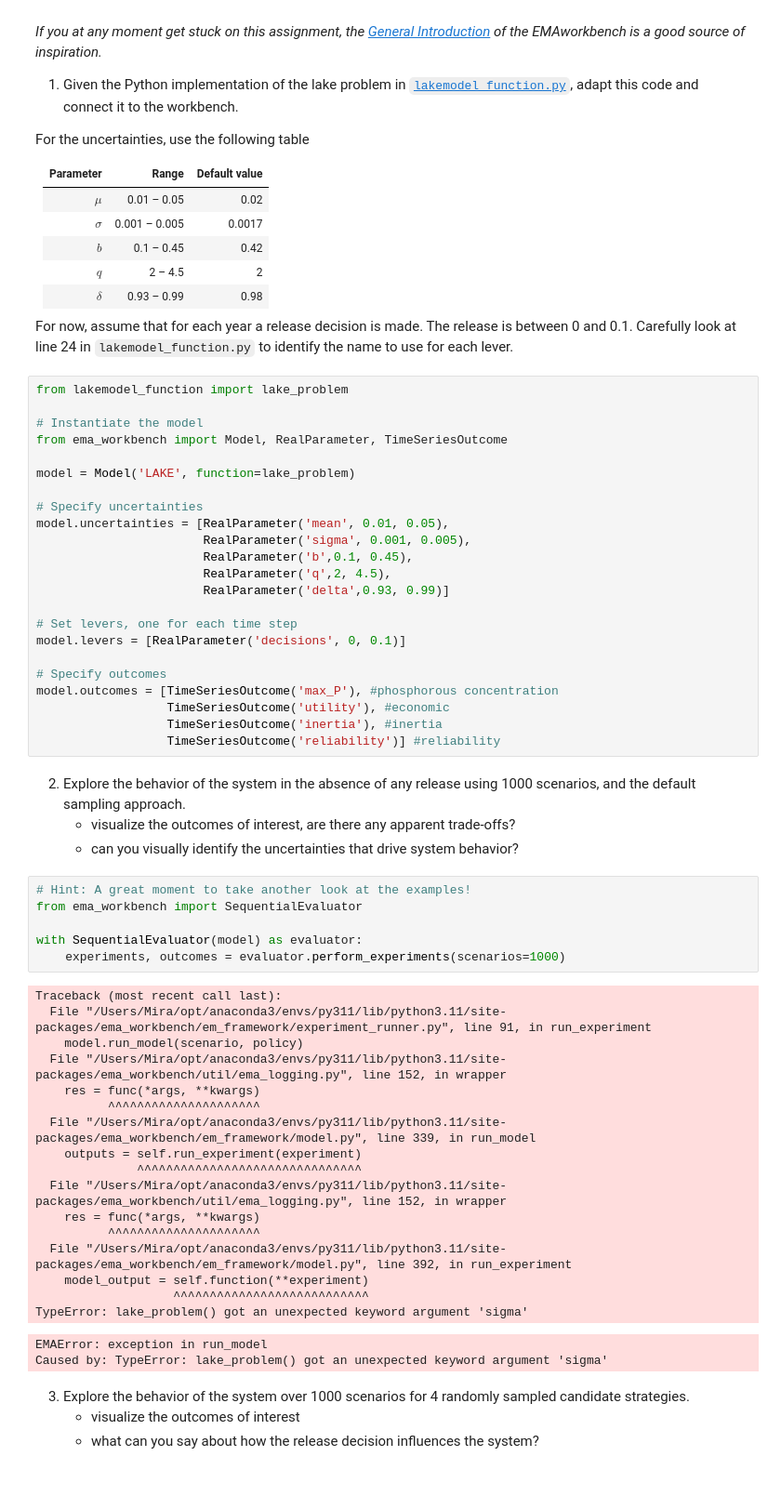
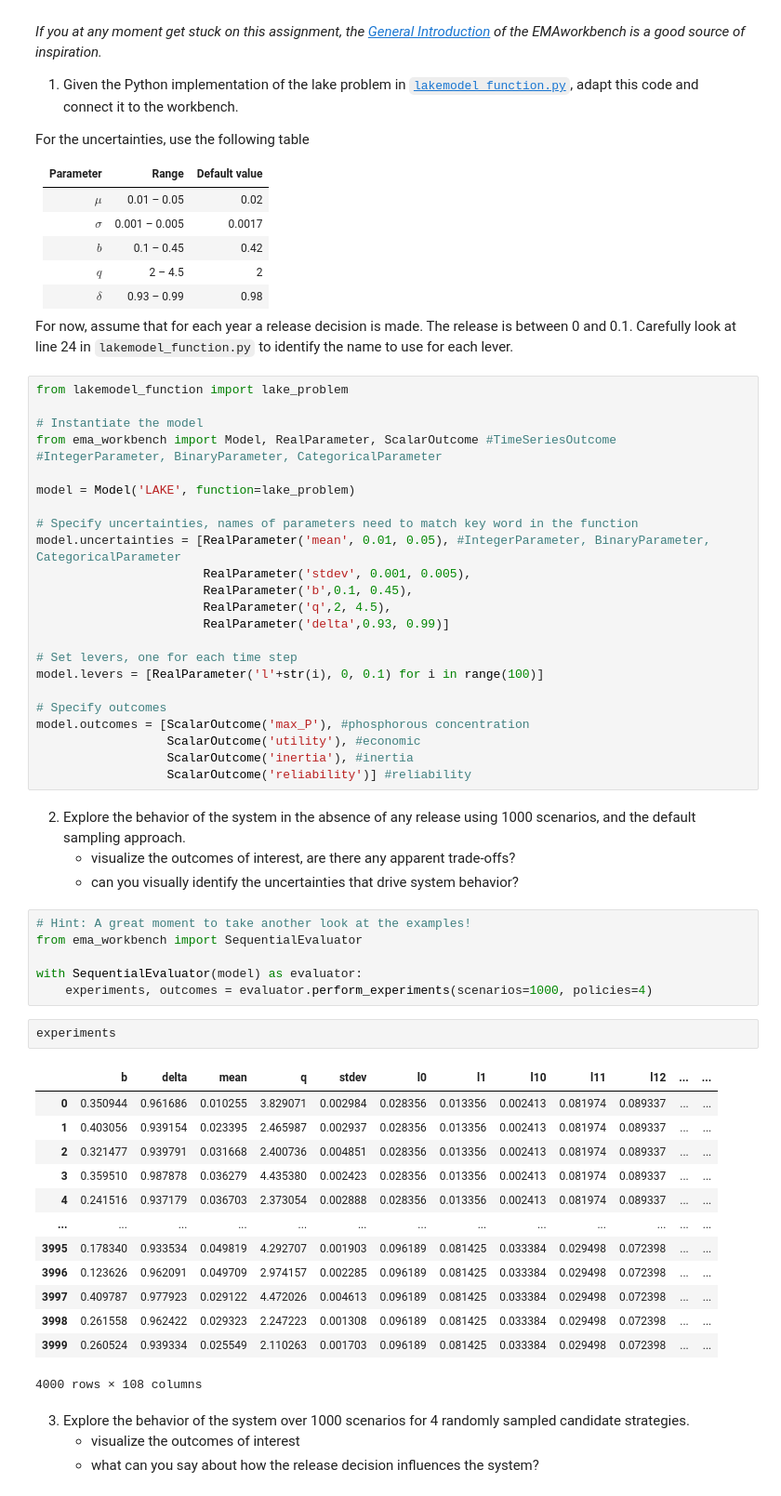
Before and after one commit to green-caro/epa1361_open, a Jupyter notebook: Week 1-2 - general intro to exploratory modelling/assignment 2 - lakemodel.ipynb, the cells around one changed output. Shown at 93% size. Saved outputs shown, nothing was run; the diff lists cells and outputs as text.

```diff
--- a/Week 1-2 - general intro to exploratory modelling/assignment 2 - lakemodel.ipynb
+++ b/Week 1-2 - general intro to exploratory modelling/assignment 2 - lakemodel.ipynb
@@ -94,25 +94,25 @@ For now, assume that for each year a release decision is made. The release is be
 from lakemodel_function import lake_problem
 
 # Instantiate the model
-from ema_workbench import Model, RealParameter, TimeSeriesOutcome
+from ema_workbench import Model, RealParameter, ScalarOutcome #TimeSeriesOutcome #IntegerParameter, BinaryParameter, CategoricalParameter
 
 model = Model('LAKE', function=lake_problem)
 
-# Specify uncertainties
-model.uncertainties = [RealParameter('mean', 0.01, 0.05),
-                       RealParameter('sigma', 0.001, 0.005),
+# Specify uncertainties, names of parameters need to match key word in the function
+model.uncertainties = [RealParameter('mean', 0.01, 0.05), #IntegerParameter, BinaryParameter, CategoricalParameter
+                       RealParameter('stdev', 0.001, 0.005),
                        RealParameter('b',0.1, 0.45),
                        RealParameter('q',2, 4.5),
                        RealParameter('delta',0.93, 0.99)]
 
 # Set levers, one for each time step
-model.levers = [RealParameter('decisions', 0, 0.1)]
+model.levers = [RealParameter('l'+str(i), 0, 0.1) for i in range(100)]
 
 # Specify outcomes
-model.outcomes = [TimeSeriesOutcome('max_P'), #phosphorous concentration
-                  TimeSeriesOutcome('utility'), #economic
-                  TimeSeriesOutcome('inertia'), #inertia
-                  TimeSeriesOutcome('reliability')] #reliability
+model.outcomes = [ScalarOutcome('max_P'), #phosphorous concentration
+                  ScalarOutcome('utility'), #economic
+                  ScalarOutcome('inertia'), #inertia
+                  ScalarOutcome('reliability')] #reliability
 # %% [markdown]
 2. Explore the behavior of the system in the absence of any release using 1000 scenarios, and the default sampling approach.
     * visualize the outcomes of interest, are there any apparent trade-offs?
@@ -122,26 +122,23 @@ model.outcomes = [TimeSeriesOutcome('max_P'), #phosphorous concentration
 from ema_workbench import SequentialEvaluator
 
 with SequentialEvaluator(model) as evaluator:
-    experiments, outcomes = evaluator.perform_experiments(scenarios=1000)
+    experiments, outcomes = evaluator.perform_experiments(scenarios=1000, policies=4)
-# %% [output]
-Traceback (most recent call last):
-  File "/Users/Mira/opt/anaconda3/envs/py311/lib/python3.11/site-packages/ema_workbench/em_framework/experiment_runner.py", line 91, in run_experiment
-    model.run_model(scenario, policy)
-  File "/Users/Mira/opt/anaconda3/envs/py311/lib/python3.11/site-packages/ema_workbench/util/ema_logging.py", line 152, in wrapper
-    res = func(*args, **kwargs)
-          ^^^^^^^^^^^^^^^^^^^^^
-  File "/Users/Mira/opt/anaconda3/envs/py311/lib/python3.11/site-packages/ema_workbench/em_framework/model.py", line 339, in run_model
-    outputs = self.run_experiment(experiment)
-              ^^^^^^^^^^^^^^^^^^^^^^^^^^^^^^^
-  File "/Users/Mira/opt/anaconda3/envs/py311/lib/python3.11/site-packages/ema_workbench/util/ema_logging.py", line 152, in wrapper
-    res = func(*args, **kwargs)
-          ^^^^^^^^^^^^^^^^^^^^^
-  File "/Users/Mira/opt/anaconda3/envs/py311/lib/python3.11/site-packages/ema_workbench/em_framework/model.py", line 392, in run_experiment
-    model_output = self.function(**experiment)
-                   ^^^^^^^^^^^^^^^^^^^^^^^^^^^
-TypeError: lake_problem() got an unexpected keyword argument 'sigma'
-EMAError: exception in run_model
-Caused by: TypeError: lake_problem() got an unexpected keyword argument 'sigma'
+# %%
+experiments
+# %% [output]
+|  | b | delta | mean | q | stdev | l0 | l1 | l10 | l11 | l12 | ... | ... |
+| 0 | 0.350944 | 0.961686 | 0.010255 | 3.829071 | 0.002984 | 0.028356 | 0.013356 | 0.002413 | 0.081974 | 0.089337 | ... | ... |
+| 1 | 0.403056 | 0.939154 | 0.023395 | 2.465987 | 0.002937 | 0.028356 | 0.013356 | 0.002413 | 0.081974 | 0.089337 | ... | ... |
+| 2 | 0.321477 | 0.939791 | 0.031668 | 2.400736 | 0.004851 | 0.028356 | 0.013356 | 0.002413 | 0.081974 | 0.089337 | ... | ... |
+| 3 | 0.359510 | 0.987878 | 0.036279 | 4.435380 | 0.002423 | 0.028356 | 0.013356 | 0.002413 | 0.081974 | 0.089337 | ... | ... |
+| 4 | 0.241516 | 0.937179 | 0.036703 | 2.373054 | 0.002888 | 0.028356 | 0.013356 | 0.002413 | 0.081974 | 0.089337 | ... | ... |
+| ... | ... | ... | ... | ... | ... | ... | ... | ... | ... | ... | ... | ... |
+| 3995 | 0.178340 | 0.933534 | 0.049819 | 4.292707 | 0.001903 | 0.096189 | 0.081425 | 0.033384 | 0.029498 | 0.072398 | ... | ... |
+| 3996 | 0.123626 | 0.962091 | 0.049709 | 2.974157 | 0.002285 | 0.096189 | 0.081425 | 0.033384 | 0.029498 | 0.072398 | ... | ... |
+| 3997 | 0.409787 | 0.977923 | 0.029122 | 4.472026 | 0.004613 | 0.096189 | 0.081425 | 0.033384 | 0.029498 | 0.072398 | ... | ... |
+| 3998 | 0.261558 | 0.962422 | 0.029323 | 2.247223 | 0.001308 | 0.096189 | 0.081425 | 0.033384 | 0.029498 | 0.072398 | ... | ... |
+| 3999 | 0.260524 | 0.939334 | 0.025549 | 2.110263 | 0.001703 | 0.096189 | 0.081425 | 0.033384 | 0.029498 | 0.072398 | ... | ... |
+4000 rows × 108 columns
 # %% [markdown]
 3. Explore the behavior of the system over 1000 scenarios for 4 randomly sampled candidate strategies.
     * visualize the outcomes of interest
```
Also changed, not shown: parts of 3 cells of this notebook, 1 other file.
